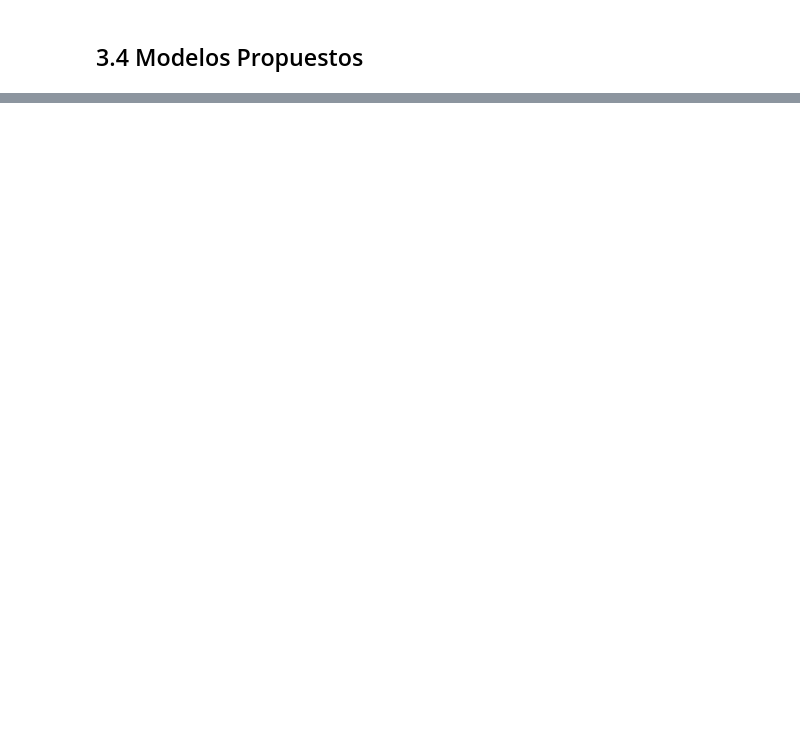
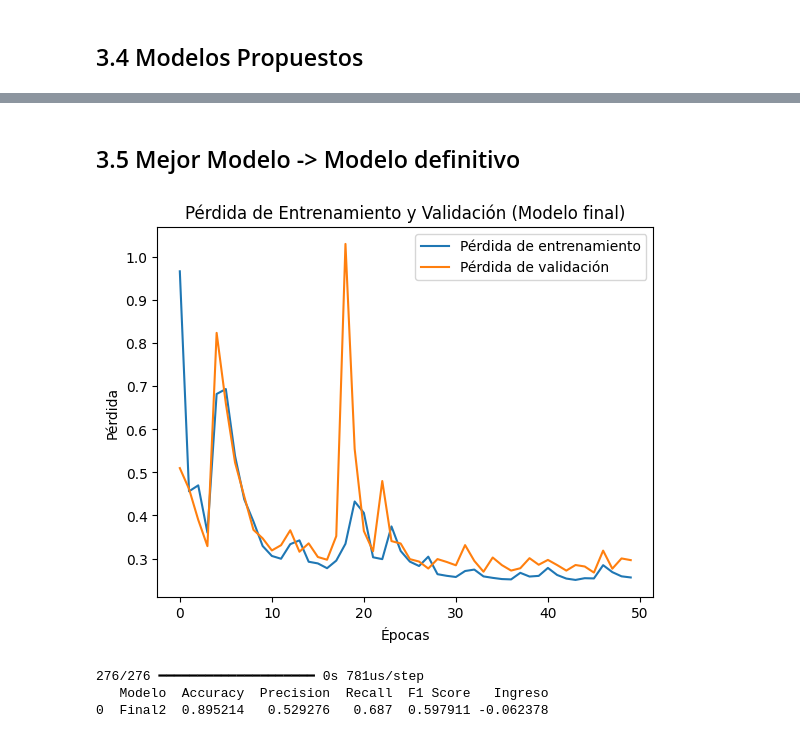
Before and after one commit to TheOneTrueDeQu/PROY2, a Jupyter notebook: PROY2-dataymodelos.ipynb, the cells around one changed output, grey strips where cells are left out. Saved outputs shown, nothing was run; the diff lists cells and outputs as text; code cells hidden in the pictures; blank space fills up the shorter version.

Commit message:
Ultimas correciones y modelo definitivo

```diff
--- a/PROY2-dataymodelos.ipynb
+++ b/PROY2-dataymodelos.ipynb
@@ -853,0 +899,48 @@ print(resultados)
+# %% [markdown]
+## 3.5 Mejor Modelo -> Modelo definitivo
+# %%
+modelo_f_2 = models.Sequential([
+    layers.Dense(25, activation='relu', input_shape=(input_shape,)),
+    layers.Dense(10, activation='relu'),
+    layers.Dense(1, activation='relu')])
+
+modelo_f_2.compile(optimizer='adam',  loss='binary_crossentropy', metrics=['accuracy'])
+# %%
+historia_f_2 = modelo_f_2.fit(X_train_preparado, y_train, epochs=50, validation_split=0.2, batch_size=32, verbose=0)
+
+# Gráfica de la pérdida de entrenamiento y validación
+plt.plot(historia_f_1.history['loss'], label='Pérdida de entrenamiento')
+plt.plot(historia_f_1.history['val_loss'], label='Pérdida de validación')
+plt.title('Pérdida de Entrenamiento y Validación (Modelo final)')
+plt.xlabel('Épocas')
+plt.ylabel('Pérdida')
+plt.legend()
+plt.show()
+# %% [output]
+[figure, added]
+# %%
+threshold_op = 0.31
+y_pred_f2 = (modelo_f_2.predict(X_test_preparado) > threshold_op).astype("int32")
+
+accuracy = accuracy_score(y_test, y_pred_f2)
+precision = precision_score(y_test, y_pred_f2)
+recall = recall_score(y_test, y_pred_f2)
+f1 = f1_score(y_test, y_pred_f2)
+tn, fp, fn, tp = confusion_matrix(y_test, y_pred_f2).ravel()
+Ingreso = ((PrecioProd - CostoProd)* tp - CostoProd*fp - PrecioProd*fn)/total_data
+# Crear un DataFrame para almacenar las métricas
+resultados_f2 = pd.DataFrame({
+    'Modelo': ['Final2'],  # Nombre del modelo
+    'Accuracy': [accuracy],
+    'Precision': [precision],
+    'Recall': [recall],
+    'F1 Score': [f1],
+    "Ingreso":[Ingreso]
+})
+
+# Mostrar el DataFrame
+print(resultados_f2)
+# %% [output]
+276/276 ━━━━━━━━━━━━━━━━━━━━ 0s 781us/step
+   Modelo  Accuracy  Precision  Recall  F1 Score   Ingreso
+0  Final2  0.895214   0.529276   0.687  0.597911 -0.062378
```
Also changed, not shown: parts of 19 cells of this notebook.
